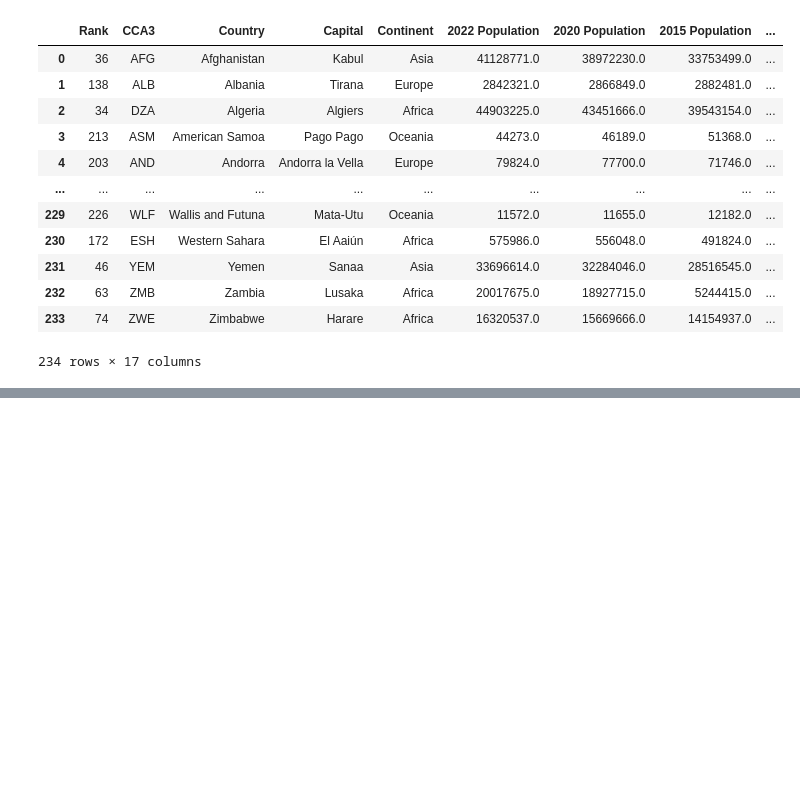
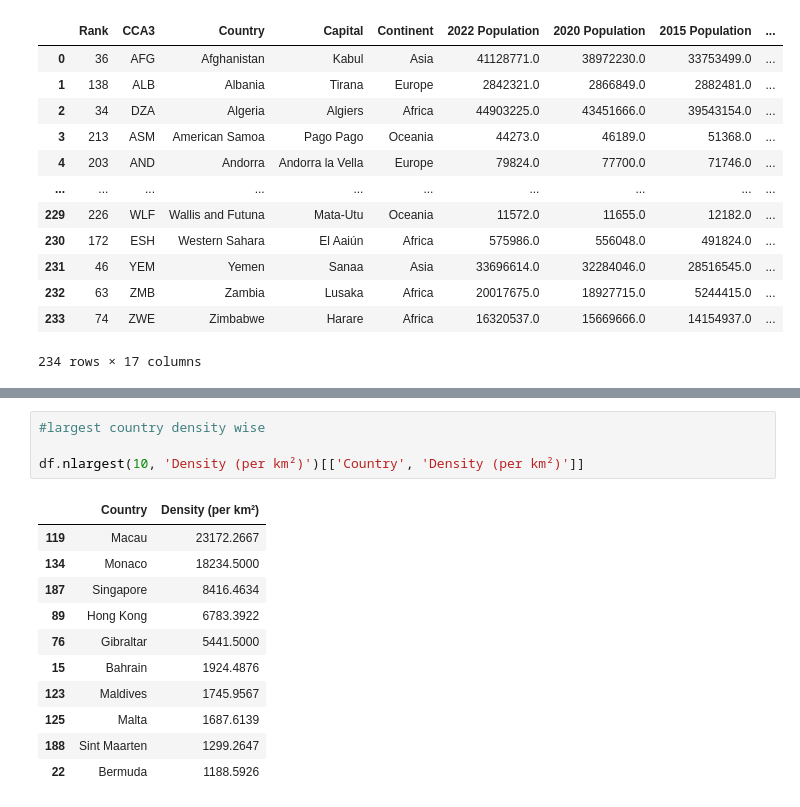
Before and after one commit to akyadav-dev/Data-Analyst-project, a Jupyter notebook: AyushKumarYadav2026B01010475.ipynb, the cells around one changed output, grey strips where cells are left out. Drawn from its saved outputs; the diff is of its cells as text; blank space fills up the shorter version.

```diff
--- a/AyushKumarYadav2026B01010475.ipynb
+++ b/AyushKumarYadav2026B01010475.ipynb
@@ -253,0 +291,16 @@ df
+# %%
+#largest country density wise
+
+df.nlargest(10, 'Density (per km²)')[['Country', 'Density (per km²)']]
+# %% [output]
+|  | Country | Density (per km²) |
+| 119 | Macau | 23172.2667 |
+| 134 | Monaco | 18234.5000 |
+| 187 | Singapore | 8416.4634 |
+| 89 | Hong Kong | 6783.3922 |
+| 76 | Gibraltar | 5441.5000 |
+| 15 | Bahrain | 1924.4876 |
+| 123 | Maldives | 1745.9567 |
+| 125 | Malta | 1687.6139 |
+| 188 | Sint Maarten | 1299.2647 |
+| 22 | Bermuda | 1188.5926 |
```
Also changed, not shown: parts of 7 cells of this notebook, 2 other files.
